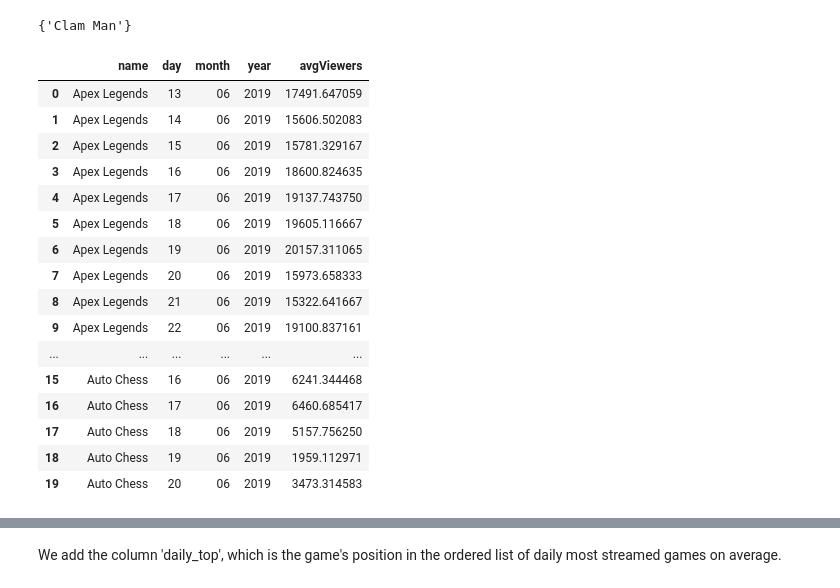
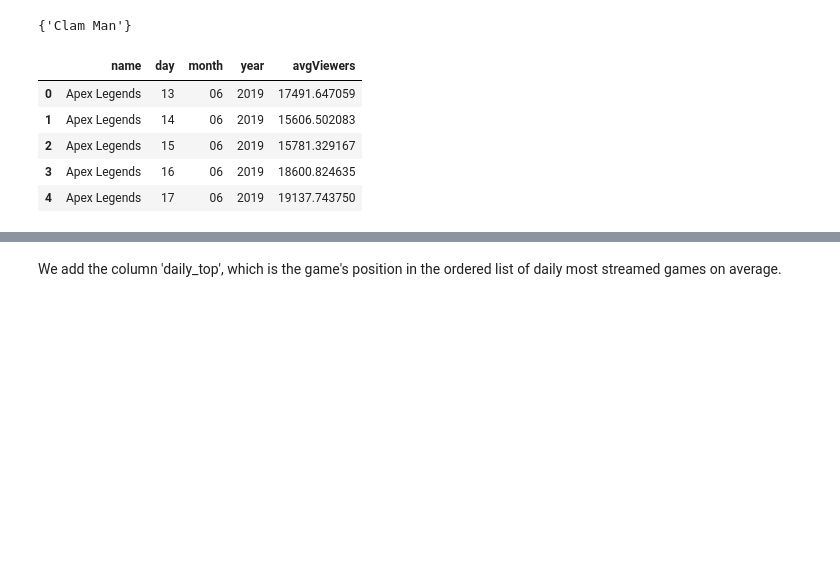
Before and after one commit to hechmik/videogames_buzz, a Jupyter notebook: notebooks/mongo_queries2.ipynb, the cells around one changed output, grey strips where cells are left out. Drawn from its saved outputs; the diff is of its cells as text; code cells hidden in the pictures; blank space fills up the shorter version.

```diff
--- a/notebooks/mongo_queries2.ipynb
+++ b/notebooks/mongo_queries2.ipynb
@@ -92,0 +102,4 @@ top_games = ['Apex Legends', 'Auto Chess', 'Bio Inc. Redemption', 'Call of Duty:
+# %%
+add_games = top_games + ['Monster Hunter World', 'Super Smash Bros. Melee',
+                         'Super Smash Bros. Ultimate', 'Sekiro: Shadows Die Twice',
+                         'Dark Souls', 'Dragon Ball FighterZ']
@@ -94,7 +109,9 @@ top_games = ['Apex Legends', 'Auto Chess', 'Bio Inc. Redemption', 'Call of Duty:
 Average daily views for each game:
 # %%
 pipeline = [{"$unwind": "$data"},
-            {"$match" : { "data.game_name" : { "$in" : top_games },  }},
+            {"$match" : { "data.game_name" : { "$in" :
+                                              #top_games },  }},
+                                              add_games },  }},
             { "$group": {
                 "_id": {"name": "$data.game_name",
                         "year" :  { "$substr" : ["$timestamp", 0, 4 ] },
@@ -118,24 +135,13 @@ top_set - result_set
 # %%
 df = json_normalize(result)
 df = df.rename(index=str, columns={"_id.name": "name", "_id.day": "day","_id.month": "month","_id.year": "year"})
 df = df[['name', 'day', 'month', 'year', 'avgViewers']]
 
-df.head(20)
+df.head()
 # %% [output]
 |  | name | day | month | year | avgViewers |
 | 0 | Apex Legends | 13 | 06 | 2019 | 17491.647059 |
 | 1 | Apex Legends | 14 | 06 | 2019 | 15606.502083 |
 | 2 | Apex Legends | 15 | 06 | 2019 | 15781.329167 |
 | 3 | Apex Legends | 16 | 06 | 2019 | 18600.824635 |
 | 4 | Apex Legends | 17 | 06 | 2019 | 19137.743750 |
-| 5 | Apex Legends | 18 | 06 | 2019 | 19605.116667 |
-| 6 | Apex Legends | 19 | 06 | 2019 | 20157.311065 |
-| 7 | Apex Legends | 20 | 06 | 2019 | 15973.658333 |
-| 8 | Apex Legends | 21 | 06 | 2019 | 15322.641667 |
-| 9 | Apex Legends | 22 | 06 | 2019 | 19100.837161 |
-| ... | ... | ... | ... | ... | ... |
-| 15 | Auto Chess | 16 | 06 | 2019 | 6241.344468 |
-| 16 | Auto Chess | 17 | 06 | 2019 | 6460.685417 |
-| 17 | Auto Chess | 18 | 06 | 2019 | 5157.756250 |
-| 18 | Auto Chess | 19 | 06 | 2019 | 1959.112971 |
-| 19 | Auto Chess | 20 | 06 | 2019 | 3473.314583 |
```
Also changed, not shown: parts of 38 cells of this notebook.
